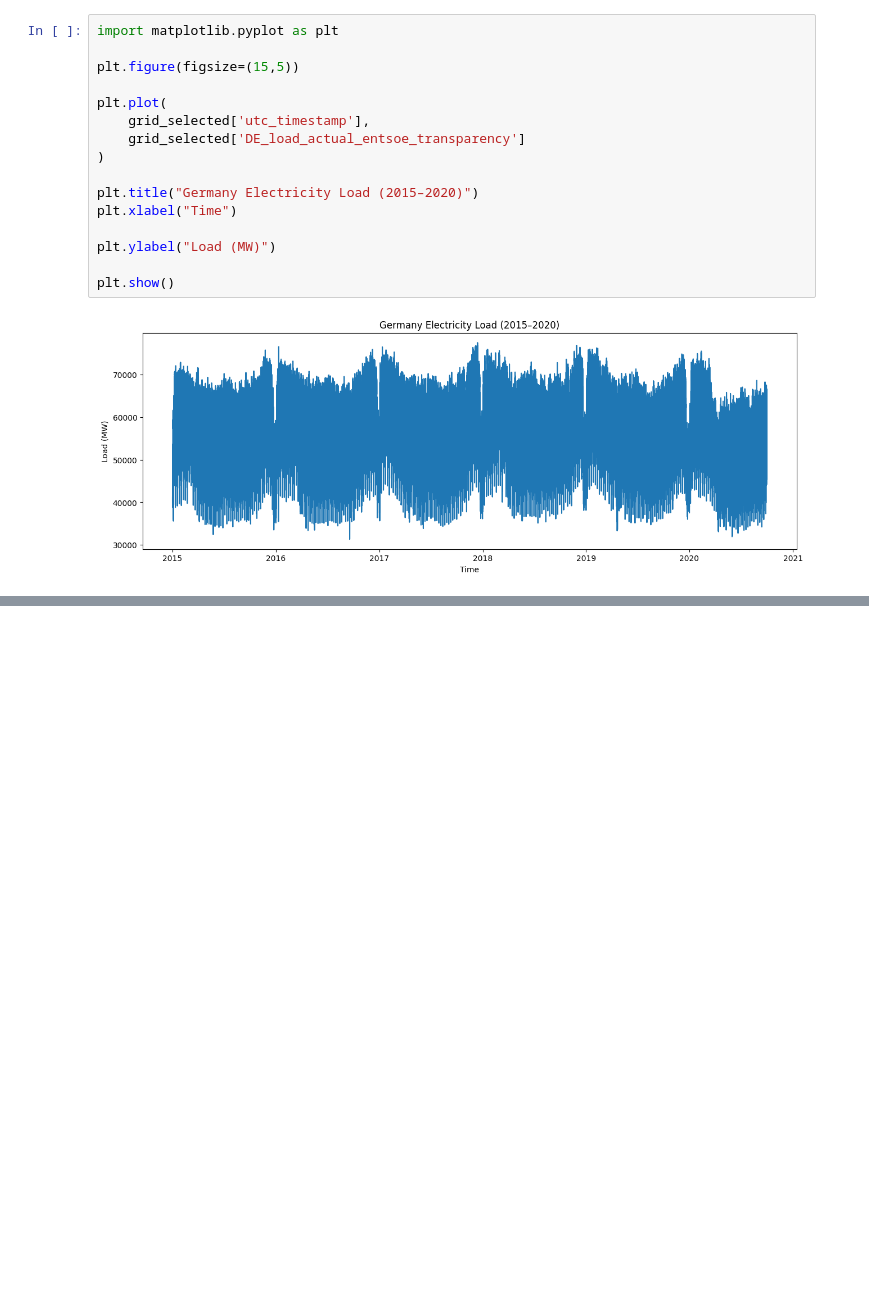
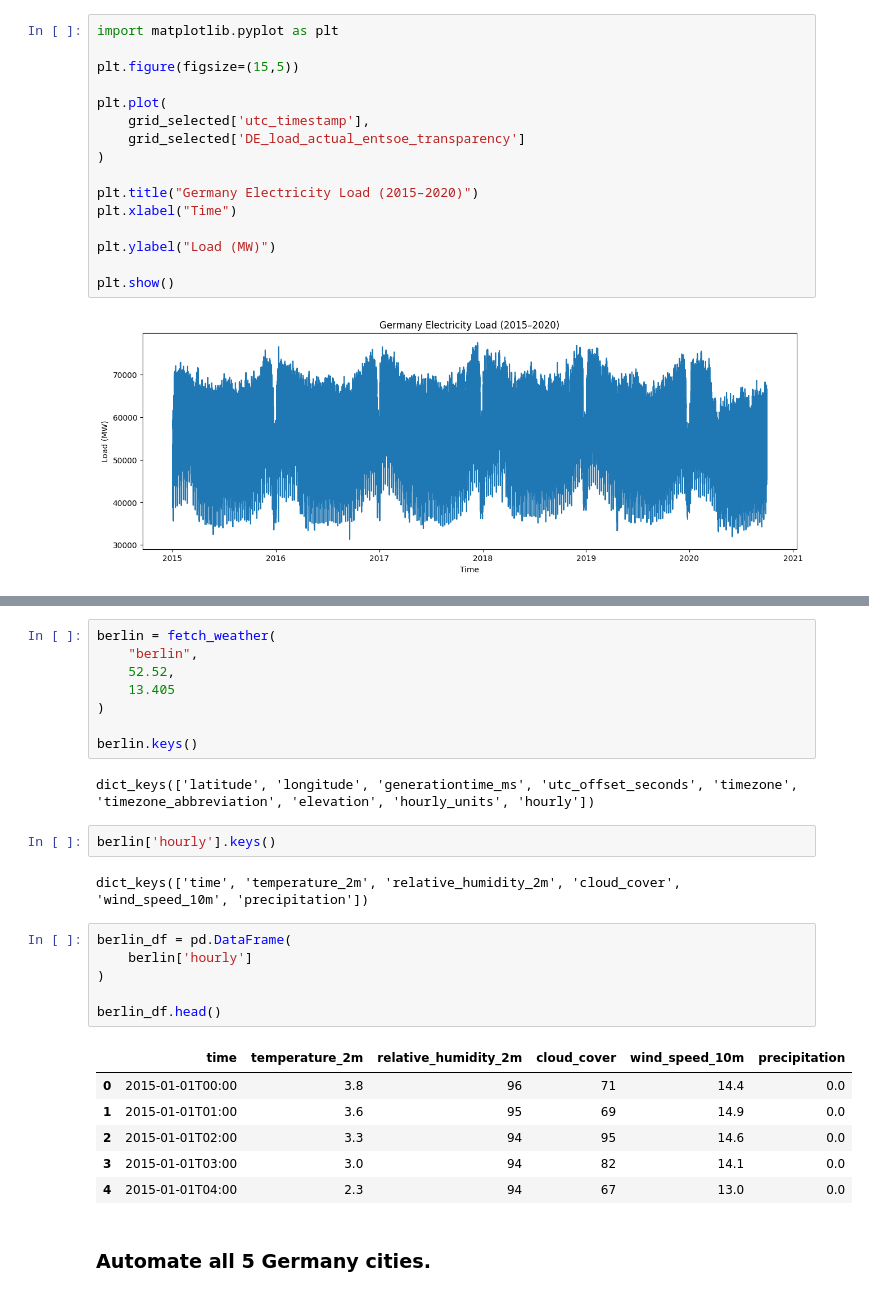
Before and after one commit to Kendivoen/energy-analytics-platform, a Jupyter notebook: notebooks/01_data_collection.ipynb, the cells around one changed output, grey strips where cells are left out. Drawn from its saved outputs; the diff is of its cells as text; blank space fills up the shorter version.

```diff
--- a/notebooks/01_data_collection.ipynb
+++ b/notebooks/01_data_collection.ipynb
@@ -173,0 +305,29 @@ plt.show()
+# %%
+berlin = fetch_weather(
+    "berlin",
+    52.52,
+    13.405
+)
+
+berlin.keys()
+# %% [output]
+dict_keys(['latitude', 'longitude', 'generationtime_ms', 'utc_offset_seconds', 'timezone', 'timezone_abbreviation', 'elevation', 'hourly_units', 'hourly'])
+# %%
+berlin['hourly'].keys()
+# %% [output]
+dict_keys(['time', 'temperature_2m', 'relative_humidity_2m', 'cloud_cover', 'wind_speed_10m', 'precipitation'])
+# %%
+berlin_df = pd.DataFrame(
+    berlin['hourly']
+)
+
+berlin_df.head()
+# %% [output]
+|  | time | temperature_2m | relative_humidity_2m | cloud_cover | wind_speed_10m | precipitation |
+| 0 | 2015-01-01T00:00 | 3.8 | 96 | 71 | 14.4 | 0.0 |
+| 1 | 2015-01-01T01:00 | 3.6 | 95 | 69 | 14.9 | 0.0 |
+| 2 | 2015-01-01T02:00 | 3.3 | 94 | 95 | 14.6 | 0.0 |
+| 3 | 2015-01-01T03:00 | 3.0 | 94 | 82 | 14.1 | 0.0 |
+| 4 | 2015-01-01T04:00 | 2.3 | 94 | 67 | 13.0 | 0.0 |
+# %% [markdown]
+### Automate all 5 Germany cities.
```
Also changed, not shown: parts of 33 cells of this notebook, 1 other file.
